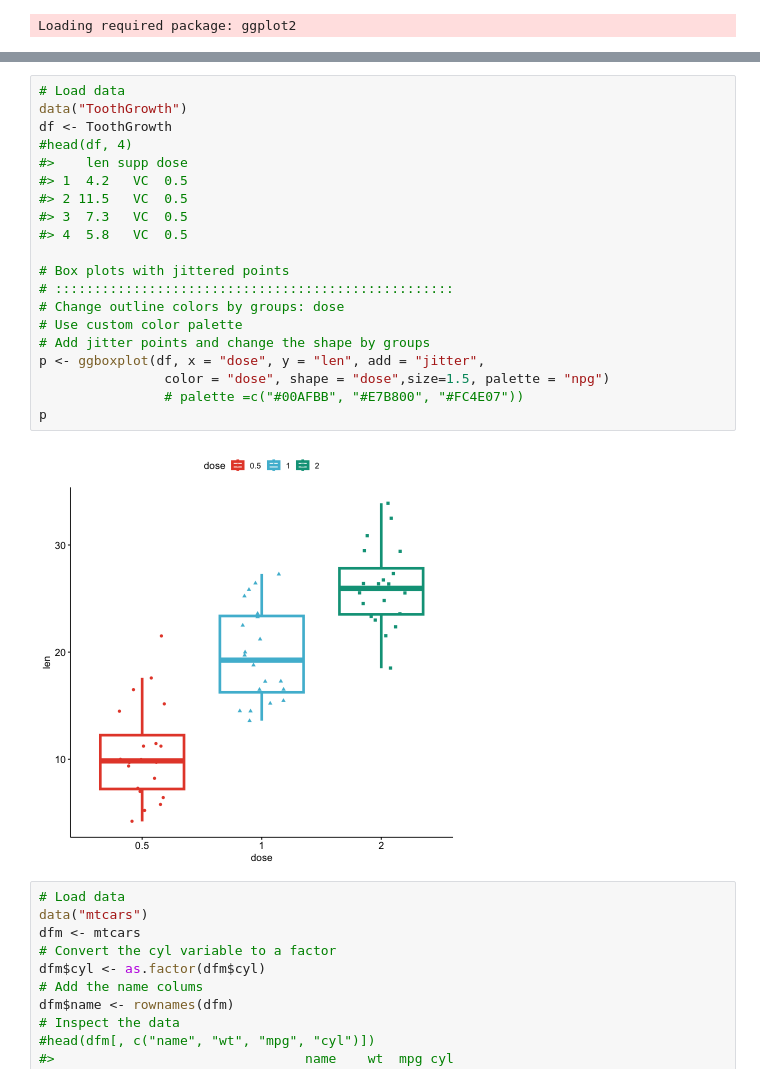
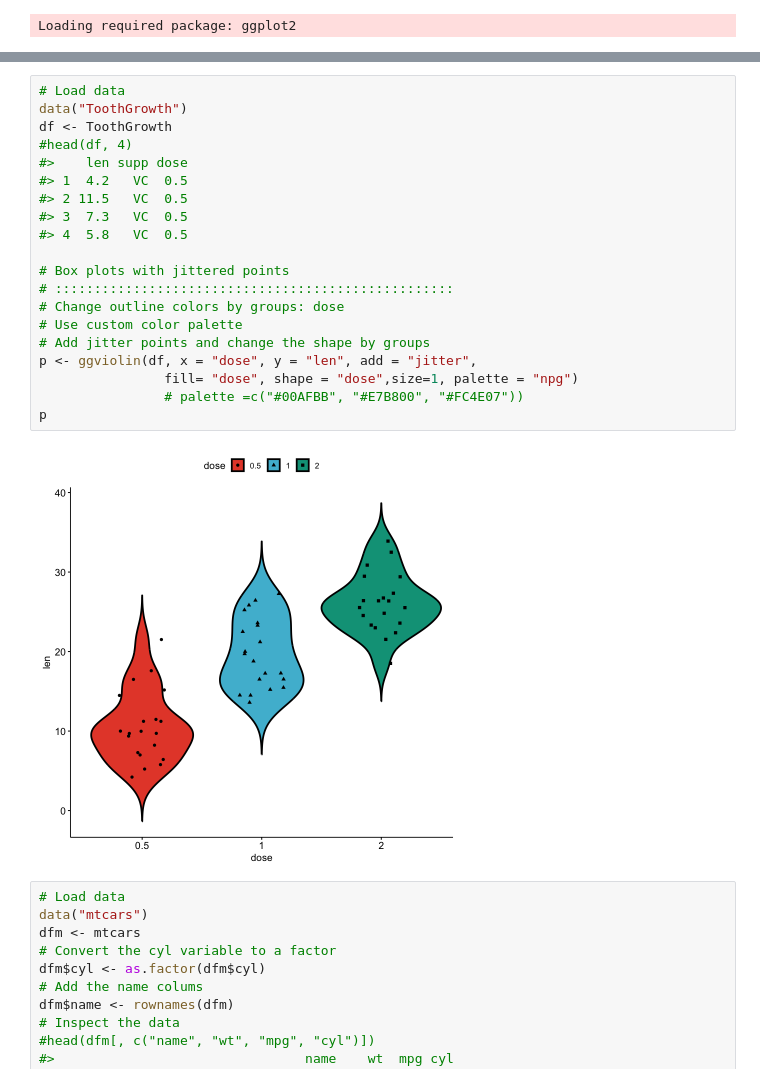
Before and after one commit to JNU-Tangyin/RRO, a Jupyter notebook: figures/ggpubr.ipynb, the cells around one changed output, grey strips where cells are left out. Cells and saved outputs as stored; diff of their text form.

```diff
--- a/figures/ggpubr.ipynb
+++ b/figures/ggpubr.ipynb
@@ -311,25 +309,25 @@ ggdotchart(dfm, x = "name", y = "mpg",
 # %%
 # Load data
 data("ToothGrowth")
 df <- ToothGrowth
 #head(df, 4)
 #>    len supp dose
 #> 1  4.2   VC  0.5
 #> 2 11.5   VC  0.5
 #> 3  7.3   VC  0.5
 #> 4  5.8   VC  0.5
 
 # Box plots with jittered points
 # :::::::::::::::::::::::::::::::::::::::::::::::::::
 # Change outline colors by groups: dose
 # Use custom color palette
 # Add jitter points and change the shape by groups
-p <- ggboxplot(df, x = "dose", y = "len", add = "jitter",
-                color = "dose", shape = "dose",size=1.5, palette = "npg")
+p <- ggviolin(df, x = "dose", y = "len", add = "jitter",
+                fill= "dose", shape = "dose",size=1, palette = "npg")
                 # palette =c("#00AFBB", "#E7B800", "#FC4E07"))
 p
 # %% [output]
-[figure, old version]
+[figure, new version]
 # %%
 # Load data
 data("mtcars")
```
Also changed, not shown: parts of 25 cells of this notebook, 6 other files.
